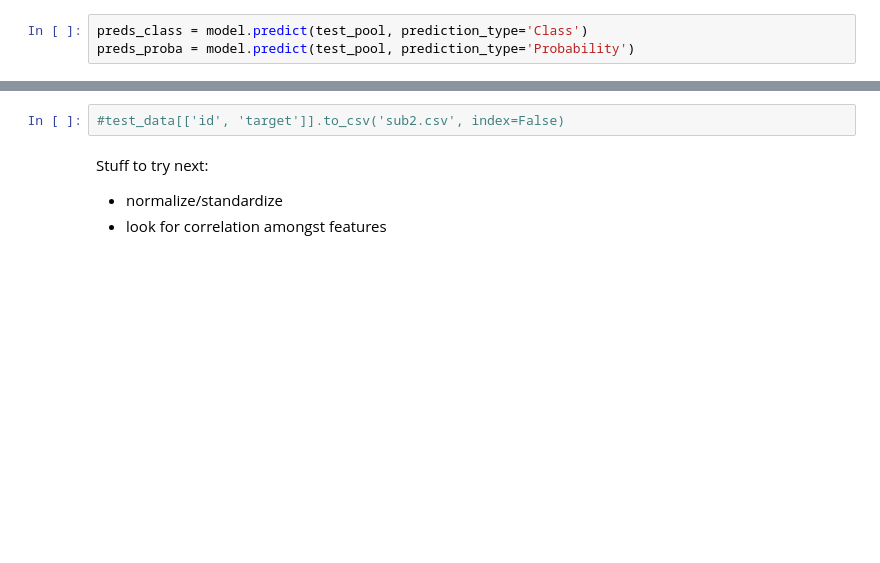
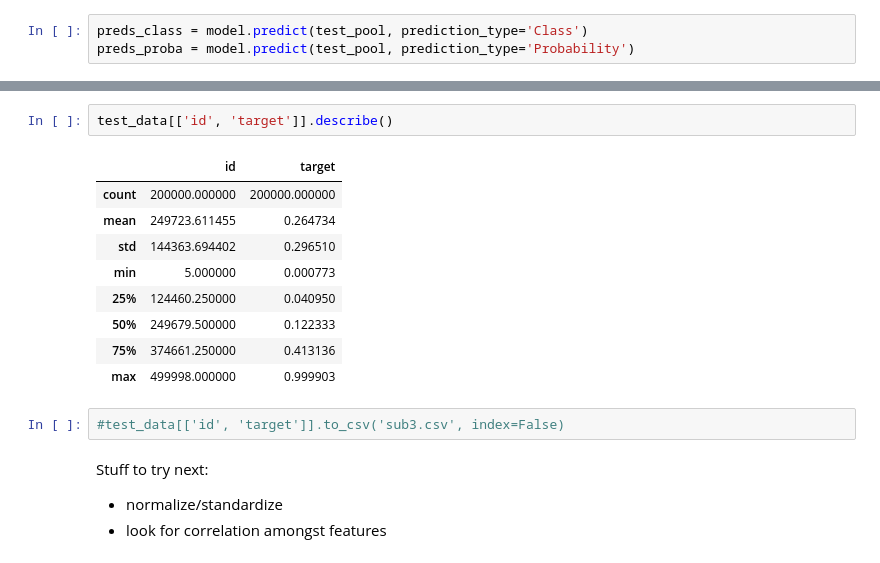
Before and after one commit to mathmastin/kaggle_march_2021, a Jupyter notebook: mmastin_scratch.ipynb, the cells around one changed output, grey strips where cells are left out. Cells and saved outputs as stored; diff of their text form; blank space fills up the shorter version.

```diff
--- a/mmastin_scratch.ipynb
+++ b/mmastin_scratch.ipynb
@@ -104,5 +165,17 @@ test_data[['id', 'target']].head()
+# %%
+test_data[['id', 'target']].describe()
+# %% [output]
+|  | id | target |
+| count | 200000.000000 | 200000.000000 |
+| mean | 249723.611455 | 0.264734 |
+| std | 144363.694402 | 0.296510 |
+| min | 5.000000 | 0.000773 |
+| 25% | 124460.250000 | 0.040950 |
+| 50% | 249679.500000 | 0.122333 |
+| 75% | 374661.250000 | 0.413136 |
+| max | 499998.000000 | 0.999903 |
 # %%
-#test_data[['id', 'target']].to_csv('sub2.csv', index=False)
+#test_data[['id', 'target']].to_csv('sub3.csv', index=False)
 # %% [markdown]
 Stuff to try next:
 * normalize/standardize
```
Also changed, not shown: parts of 10 cells of this notebook, 1 other file.
